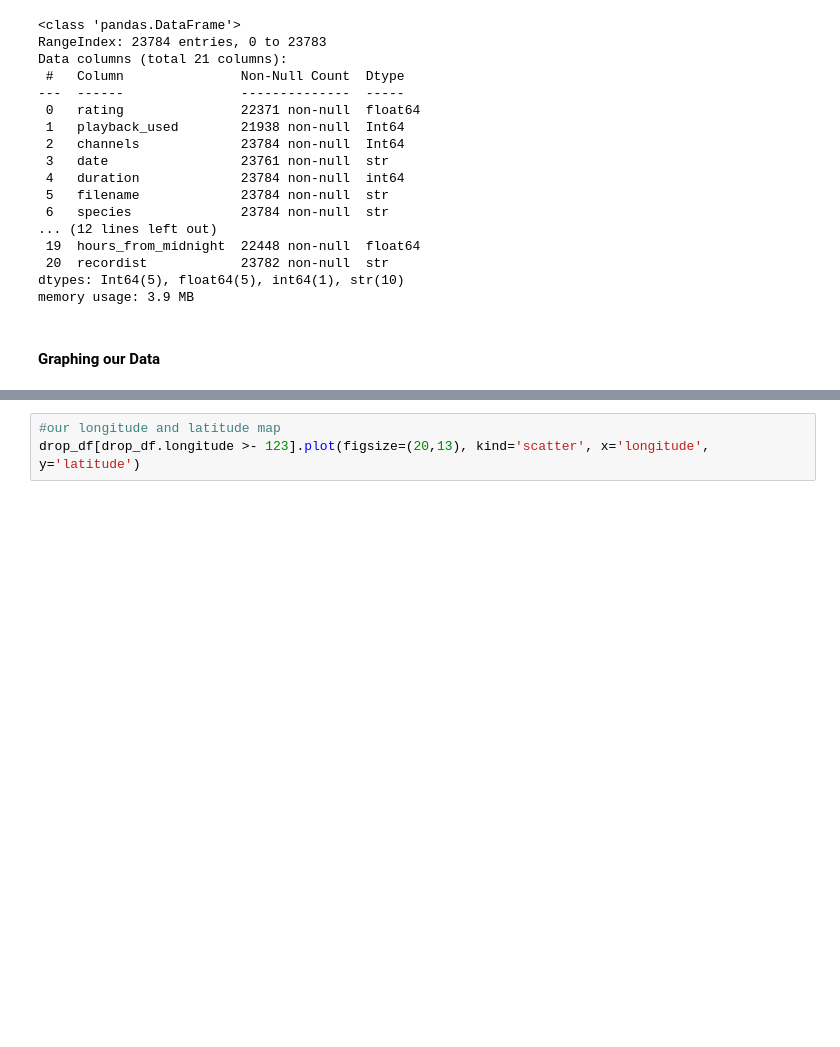
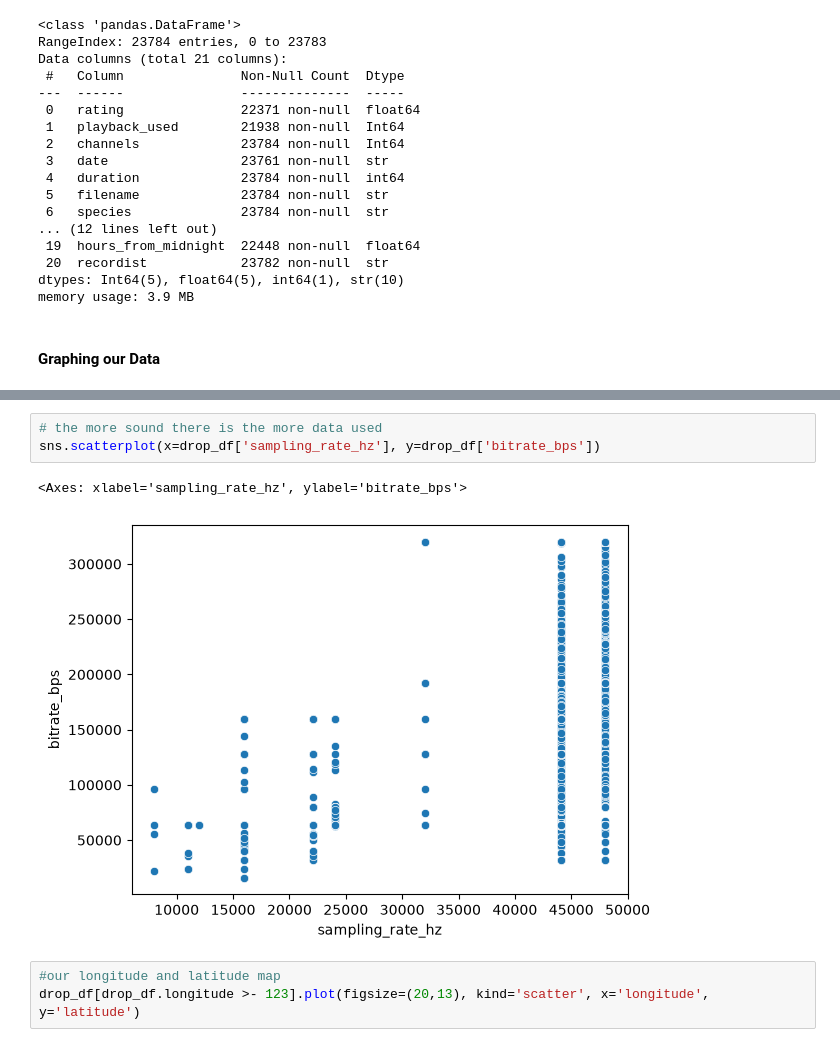
Before and after one commit to Jhe56/Ai-vian, a Jupyter notebook: Update_2/dataset_analysis.ipynb, the cells around one changed output, grey strips where cells are left out. Saved outputs shown, nothing was run; the diff lists cells and outputs as text; blank space fills up the shorter version.

```diff
--- a/Update_2/dataset_analysis.ipynb
+++ b/Update_2/dataset_analysis.ipynb
@@ -580,3 +590,9 @@ sns.pairplot(data=drop_df)
+# %%
+# the more sound there is the more data used
+sns.scatterplot(x=drop_df['sampling_rate_hz'], y=drop_df['bitrate_bps'])
+# %% [output]
+<Axes: xlabel='sampling_rate_hz', ylabel='bitrate_bps'>
+[figure, added]
 # %%
 #our longitude and latitude map
 drop_df[drop_df.longitude >- 123].plot(figsize=(20,13), kind='scatter', x='longitude', y='latitude')
```
Also changed, not shown: parts of 16 cells of this notebook.
